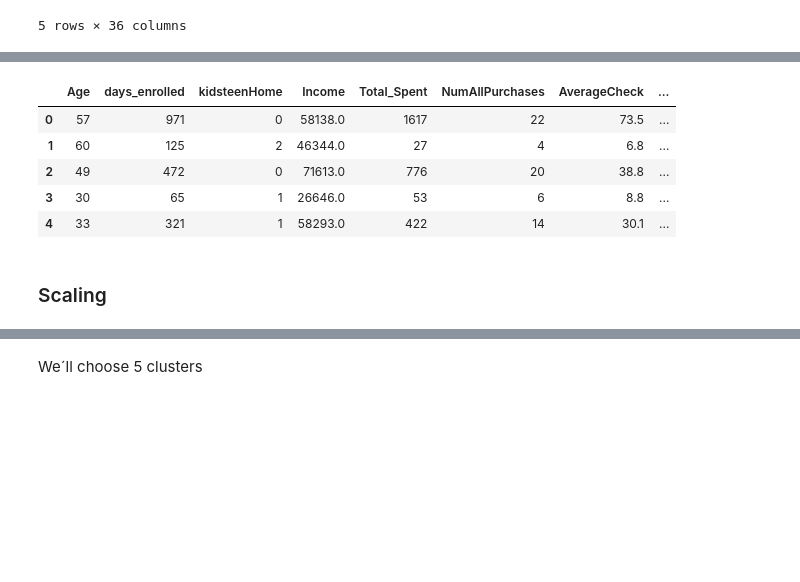
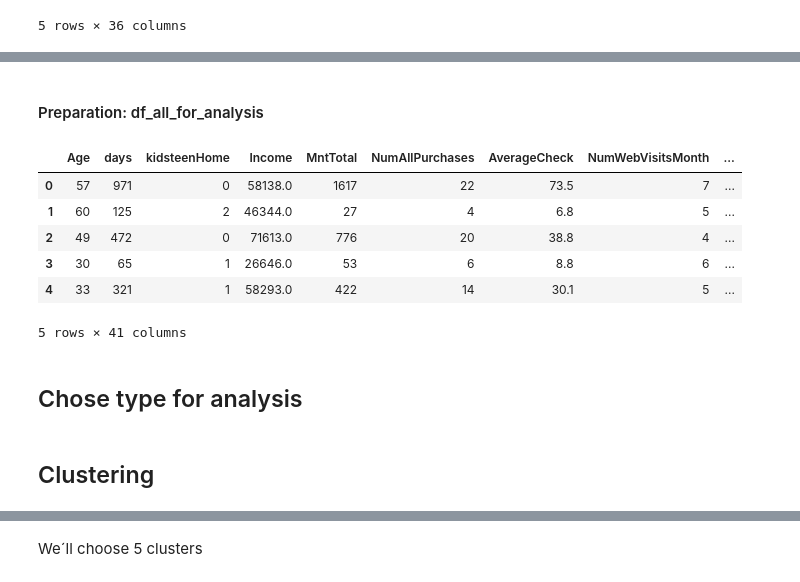
Before and after one commit to jorgecalvar/project-client-segmentation, a Jupyter notebook: models.ipynb, the cells around one changed output, grey strips where cells are left out. Saved outputs shown, nothing was run; the diff lists cells and outputs as text; code cells hidden in the pictures; blank space fills up the shorter version.

```diff
--- a/models.ipynb
+++ b/models.ipynb
@@ -10,8 +10,8 @@ import plotly.express as px
 from plotly.subplots import make_subplots
 # %%
 df_after_eda = pd.read_csv('df_after_eda.csv', index_col='Unnamed: 0')
-df_selected = pd.read_csv('df_selectedvariables', index_col=0)
-df_all = pd.read_csv('df_selected_all', index_col=0)
+df_selected = pd.read_csv('df_selectedvariables.csv', index_col=0)
+df_all = pd.read_csv('df_selected_all.csv', index_col=0)
 # %%
 df_after_eda.head()
 # %% [output]
@@ -42,4 +42,4 @@ df_all.head()
 | 4 | PostGrad Degree | Relationship | 33 | 321 | 1 | 58293.0 | 422 | 14 | ... |
 5 rows × 36 columns
 # %%
-df2 = df.drop(columns=['ID', 'Dt_Customer', 'Year_Birth', 'Relationship', 'GradorPost'])
+df_all_for_analysis = df_all.drop(columns=['Dt_Customer', 'Year_Birth', 'Relationship', 'GradorPost'])
@@ -48,11 +62,14 @@ df2 = df_selected.copy()
+# %% [markdown]
+#### Preparation: df_all_for_analysis
 # %%
-df_dummies = pd.get_dummies(df_selected, drop_first=True)
+dfall_dummies = pd.get_dummies(df_all_for_analysis, drop_first=True)
 # %%
-df_dummies.head()
+dfall_dummies.head()
 # %% [output]
-|  | Age | days_enrolled | kidsteenHome | Income | Total_Spent | NumAllPurchases | AverageCheck | ... |
-| 0 | 57 | 971 | 0 | 58138.0 | 1617 | 22 | 73.5 | ... |
-| 1 | 60 | 125 | 2 | 46344.0 | 27 | 4 | 6.8 | ... |
-| 2 | 49 | 472 | 0 | 71613.0 | 776 | 20 | 38.8 | ... |
-| 3 | 30 | 65 | 1 | 26646.0 | 53 | 6 | 8.8 | ... |
-| 4 | 33 | 321 | 1 | 58293.0 | 422 | 14 | 30.1 | ... |
+|  | Age | days | kidsteenHome | Income | MntTotal | NumAllPurchases | AverageCheck | NumWebVisitsMonth | ... |
+| 0 | 57 | 971 | 0 | 58138.0 | 1617 | 22 | 73.5 | 7 | ... |
+| 1 | 60 | 125 | 2 | 46344.0 | 27 | 4 | 6.8 | 5 | ... |
+| 2 | 49 | 472 | 0 | 71613.0 | 776 | 20 | 38.8 | 4 | ... |
+| 3 | 30 | 65 | 1 | 26646.0 | 53 | 6 | 8.8 | 6 | ... |
+| 4 | 33 | 321 | 1 | 58293.0 | 422 | 14 | 30.1 | 5 | ... |
+5 rows × 41 columns
@@ -58,0 +79,2 @@ df_dummies.head()
+# %% [markdown]
+## Chose type for analysis
@@ -59,2 +91,2 @@ df_dummies.head()
 # %% [markdown]
-### Scaling
+## Clustering
```
Also changed, not shown: parts of 17 cells of this notebook, 2 other files.
